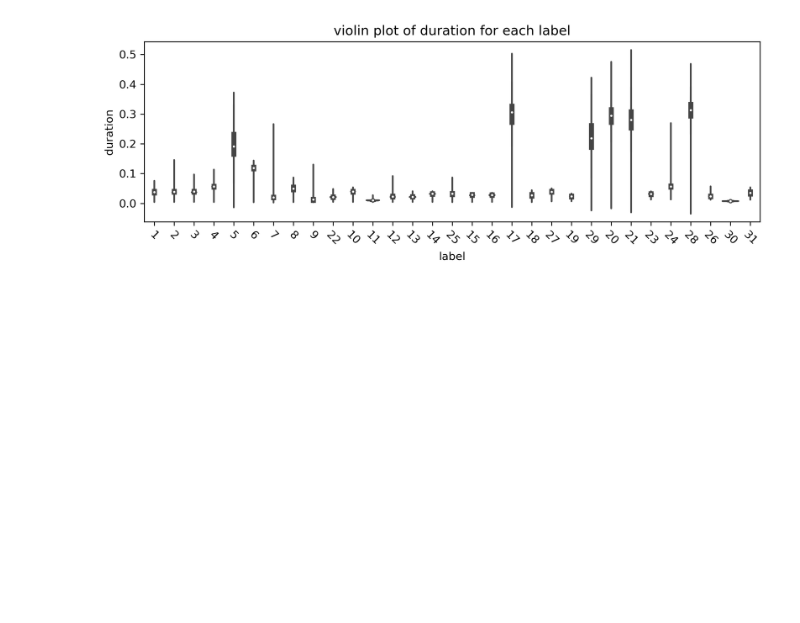
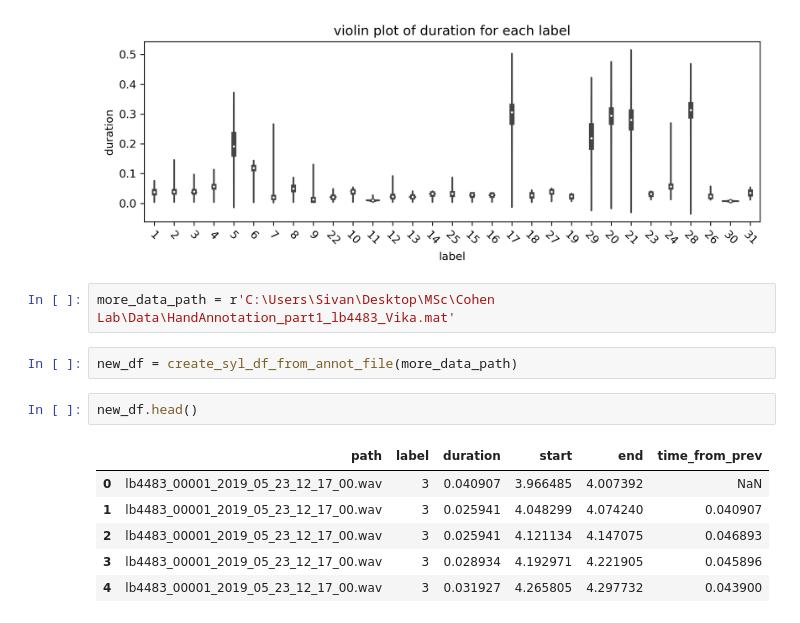
Before and after one commit to SivanLevin/BirdSongBout, a Jupyter notebook: trying_BSB_py.ipynb, the cells around one changed output. Drawn from its saved outputs; the diff is of its cells as text; blank space fills up the shorter version.

```diff
--- a/trying_BSB_py.ipynb
+++ b/trying_BSB_py.ipynb
@@ -65,3 +65,16 @@ ax.set_title('violin plot of duration for each label')
 # %% [output]
 Text(0.5, 1.0, 'violin plot of duration for each label')
 [figure]
+# %%
+more_data_path = r'C:\Users\Sivan\Desktop\MSc\Cohen Lab\Data\HandAnnotation_part1_lb4483_Vika.mat'
+# %%
+new_df = create_syl_df_from_annot_file(more_data_path)
+# %%
+new_df.head()
+# %% [output]
+|  | path | label | duration | start | end | time_from_prev |
+| 0 | lb4483_00001_2019_05_23_12_17_00.wav | 3 | 0.040907 | 3.966485 | 4.007392 | NaN |
+| 1 | lb4483_00001_2019_05_23_12_17_00.wav | 3 | 0.025941 | 4.048299 | 4.074240 | 0.040907 |
+| 2 | lb4483_00001_2019_05_23_12_17_00.wav | 3 | 0.025941 | 4.121134 | 4.147075 | 0.046893 |
+| 3 | lb4483_00001_2019_05_23_12_17_00.wav | 3 | 0.028934 | 4.192971 | 4.221905 | 0.045896 |
+| 4 | lb4483_00001_2019_05_23_12_17_00.wav | 3 | 0.031927 | 4.265805 | 4.297732 | 0.043900 |
```
Also changed, not shown: parts of 2 cells of this notebook.
